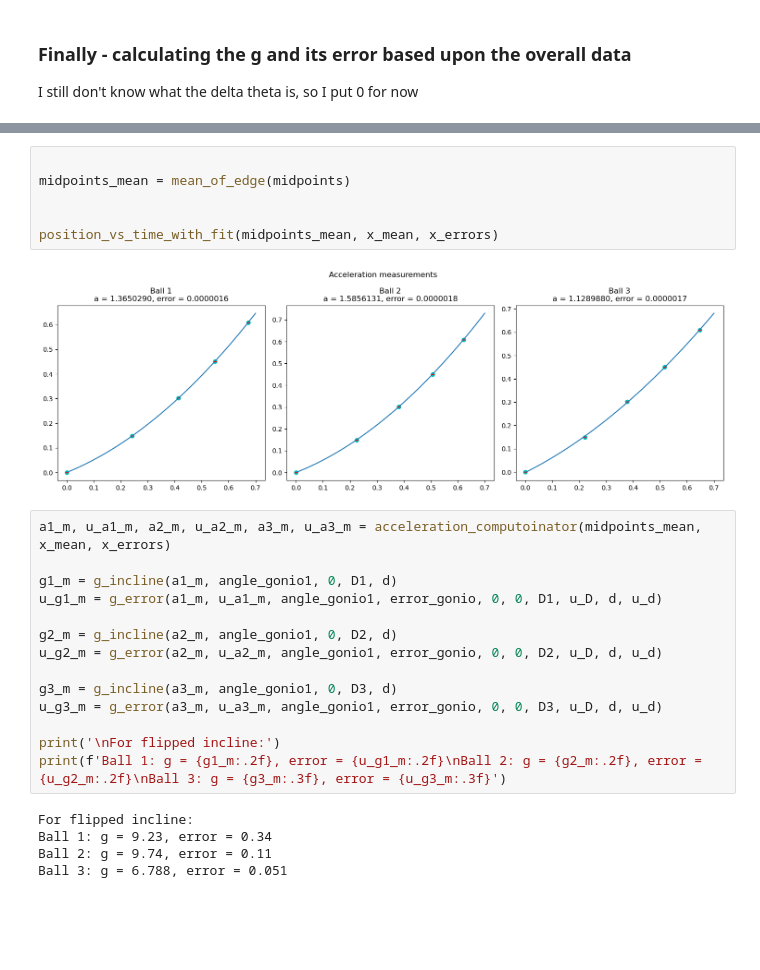
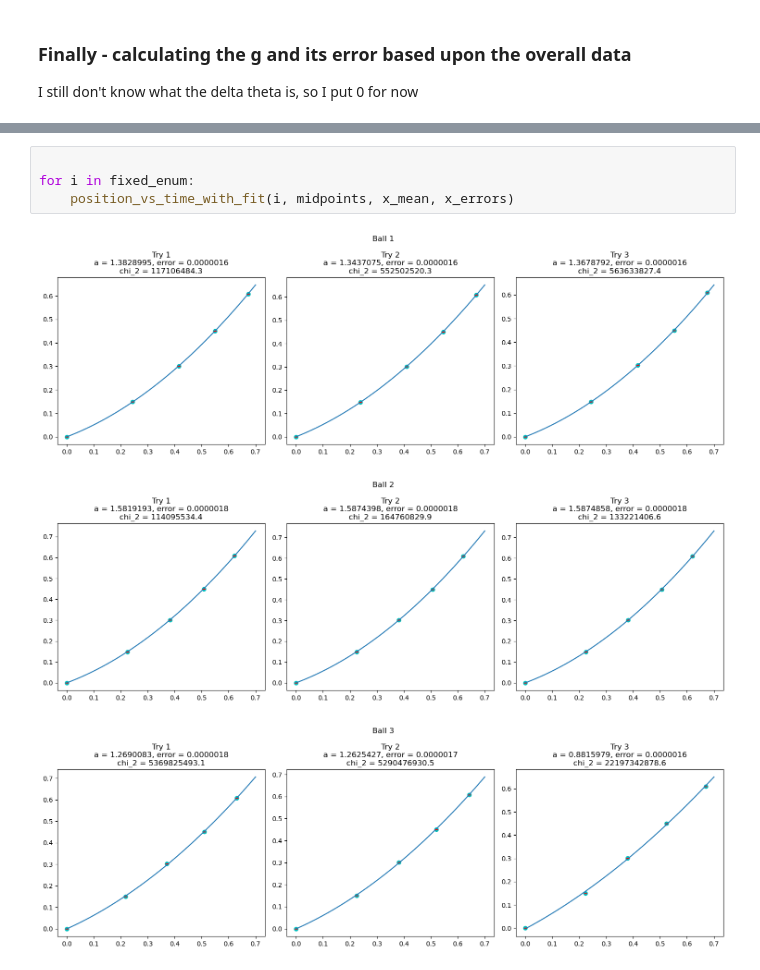
Before and after one commit to miguitarra/AppStats2024, a Jupyter notebook: Plane/incline_clean.ipynb, the cells around one changed output, grey strips where cells are left out. Drawn from its saved outputs; the diff is of its cells as text; blank space fills up the shorter version.

```diff
--- a/Plane/incline_clean.ipynb
+++ b/Plane/incline_clean.ipynb
@@ -387,27 +384,8 @@ volts_vs_time_plot(3, times_m, voltages_m, midpoints, 'Centers of the peak')
-# %%
-
-midpoints_mean = mean_of_edge(midpoints)
-
-
-position_vs_time_with_fit(midpoints_mean, x_mean, x_errors)
-# %% [output]
-[figure, removed]
-# %%
-a1_m, u_a1_m, a2_m, u_a2_m, a3_m, u_a3_m = acceleration_computoinator(midpoints_mean, x_mean, x_errors)
-
-g1_m = g_incline(a1_m, angle_gonio1, 0, D1, d)
-u_g1_m = g_error(a1_m, u_a1_m, angle_gonio1, error_gonio, 0, 0, D1, u_D, d, u_d)
-
-g2_m = g_incline(a2_m, angle_gonio1, 0, D2, d)
-u_g2_m = g_error(a2_m, u_a2_m, angle_gonio1, error_gonio, 0, 0, D2, u_D, d, u_d)
-
-g3_m = g_incline(a3_m, angle_gonio1, 0, D3, d)
-u_g3_m = g_error(a3_m, u_a3_m, angle_gonio1, error_gonio, 0, 0, D3, u_D, d, u_d)
-
-print('\nFor flipped incline:')
-print(f'Ball 1: g = {g1_m:.2f}, error = {u_g1_m:.2f}\nBall 2: g = {g2_m:.2f}, error = {u_g2_m:.2f}\nBall 3: g = {g3_m:.3f}, error = {u_g3_m:.3f}')
-# %% [output]
-For flipped incline:
-Ball 1: g = 9.23, error = 0.34
-Ball 2: g = 9.74, error = 0.11
-Ball 3: g = 6.788, error = 0.051
+# %%
+
+for i in fixed_enum:
+    position_vs_time_with_fit(i, midpoints, x_mean, x_errors)
+# %% [output]
+[figure, added]
+[figure, added]
+[figure, added]
```
Also changed, not shown: parts of 9 cells of this notebook.
